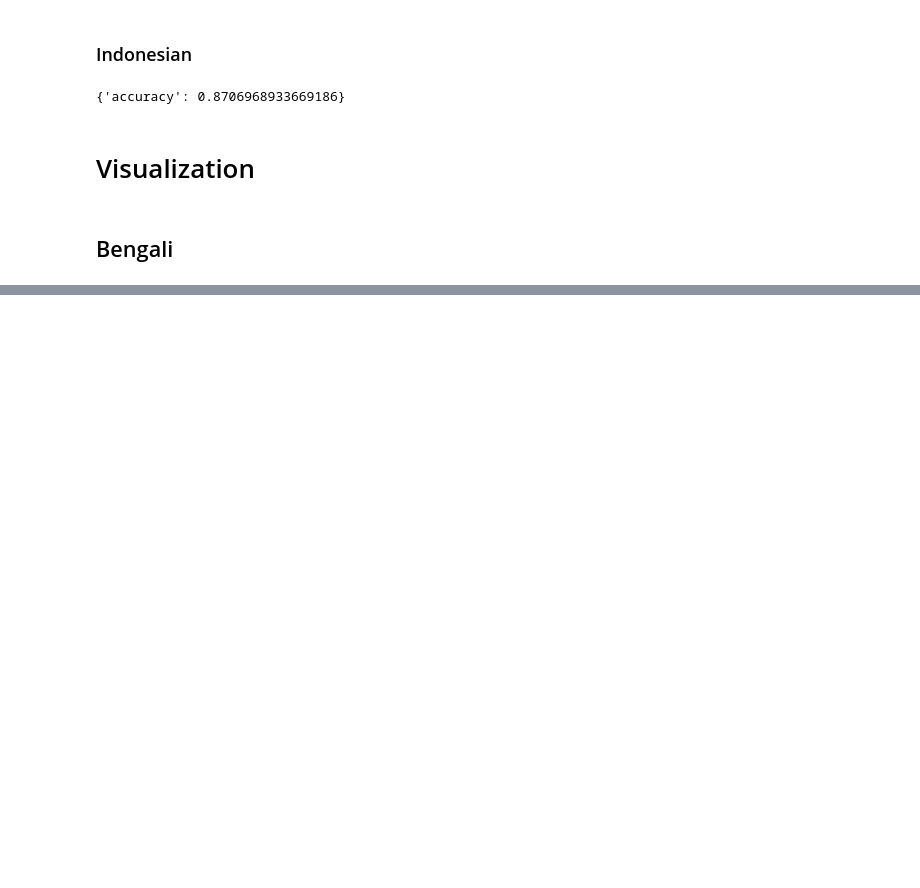
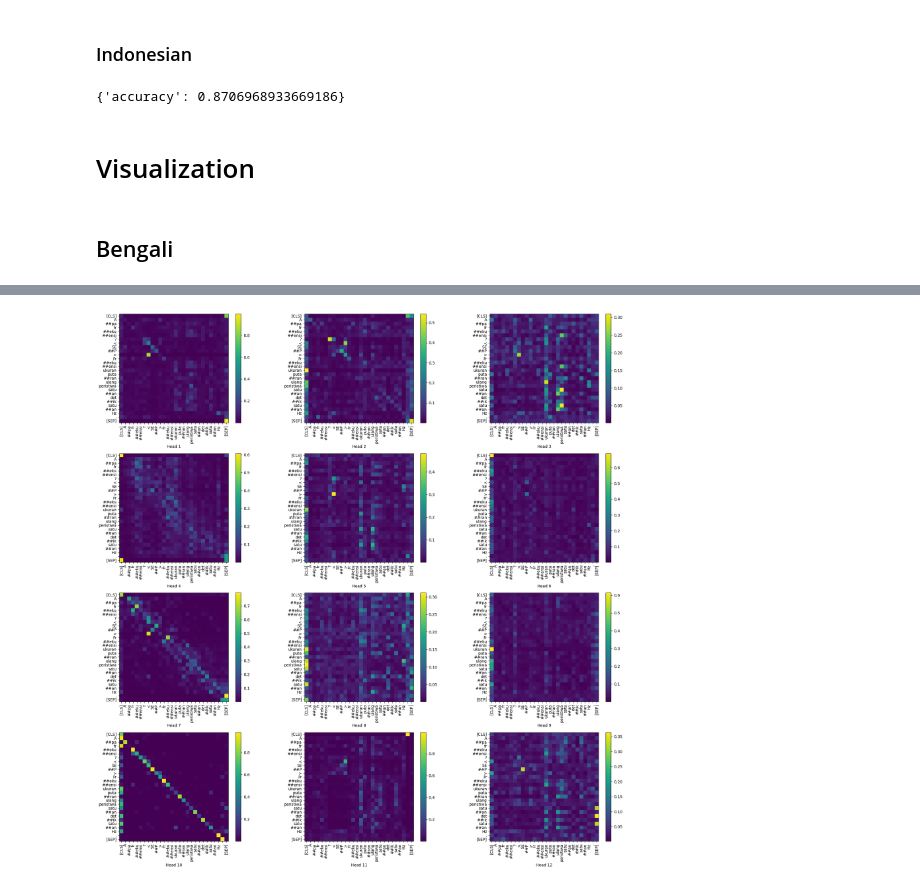
Before and after one commit to Axel0087/NLP2023, a Jupyter notebook: week38_huggingface.ipynb, the cells around one changed output, grey strips where cells are left out. Cells and saved outputs as stored; diff of their text form; code cells hidden in the pictures; blank space fills up the shorter version.

```diff
--- a/week38_huggingface.ipynb
+++ b/week38_huggingface.ipynb
@@ -351,0 +397,3 @@ visualize_token2token_scores(output_attentions_all[0].squeeze().detach().cpu().n
+# %%
+model = AutoModel.from_pretrained("Axel-0087/my_awesome_clas_model_in", output_attentions=True)
+tokenizer = tokenizer_indonesian
@@ -351,0 +422,4 @@ visualize_token2token_scores(output_attentions_all[0].squeeze().detach().cpu().n
+# %%
+visualize_token2token_scores(output_attentions_all[0].squeeze().detach().cpu().numpy(), tokens)
+# %% [output]
+[figure, added]
```
Also changed, not shown: parts of 15 cells of this notebook.
